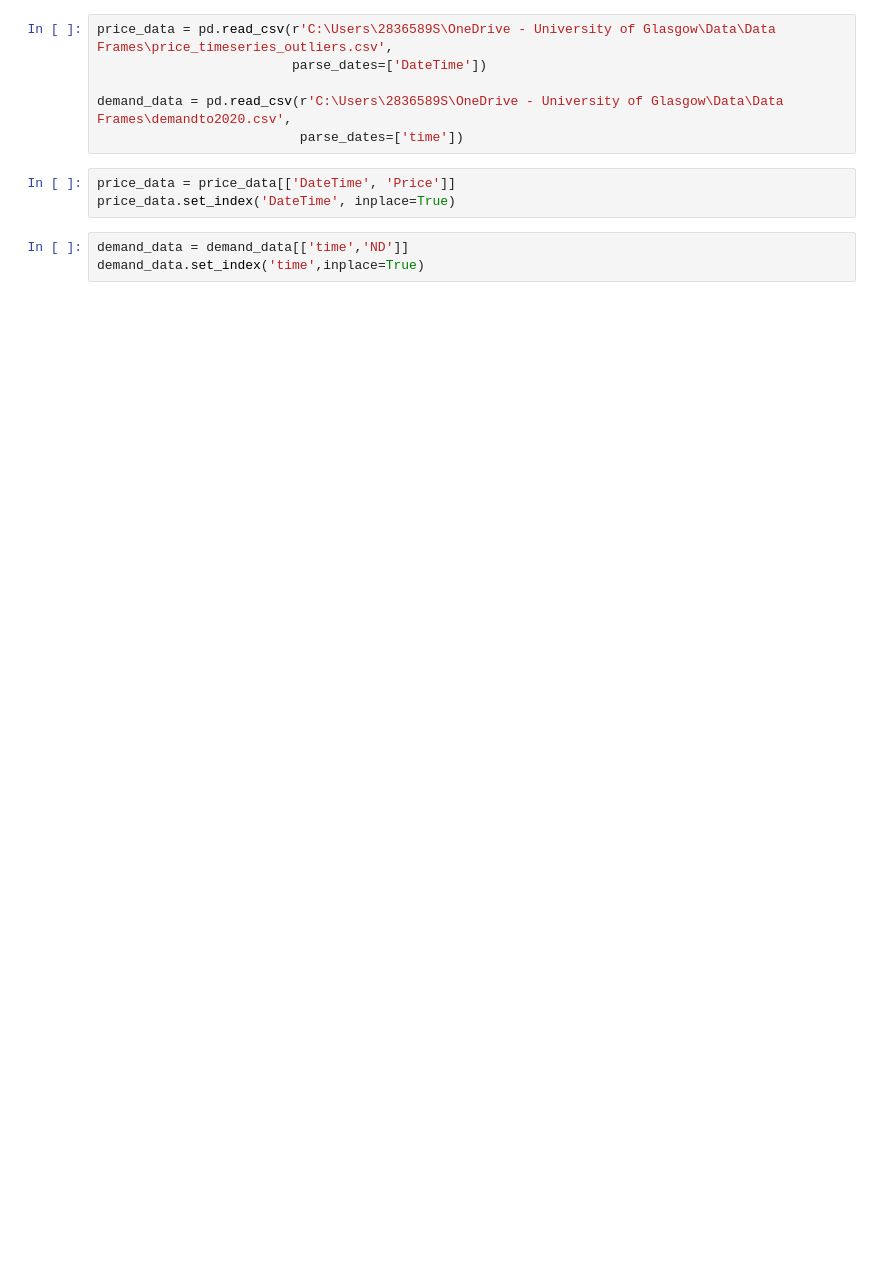
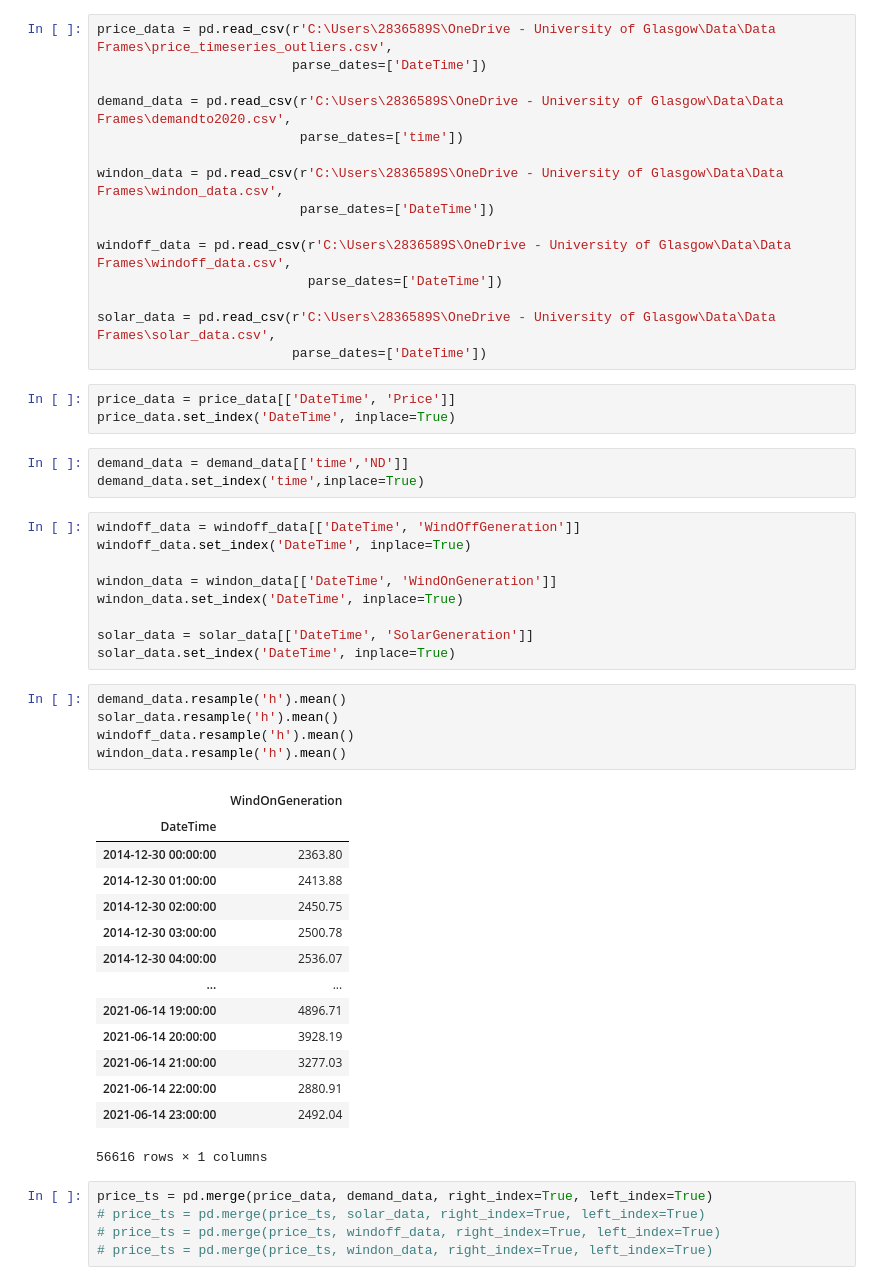
Before and after one commit to KlimisStilp/Price_Timeseries_UK_VScode, a Jupyter notebook: Price Timeseries UK/Totalload_SolarWind_Price_Timeseries.ipynb, the cells around one changed output. Cells and saved outputs as stored; diff of their text form; blank space fills up the shorter version.

```diff
--- a/Price Timeseries UK/Totalload_SolarWind_Price_Timeseries.ipynb
+++ b/Price Timeseries UK/Totalload_SolarWind_Price_Timeseries.ipynb
@@ -847,10 +847,53 @@ price_data = pd.read_csv(r'C:\Users\2836589S\OneDrive - University of Glasgow\Da
 
 demand_data = pd.read_csv(r'C:\Users\2836589S\OneDrive - University of Glasgow\Data\Data Frames\demandto2020.csv',
                           parse_dates=['time'])
+
+windon_data = pd.read_csv(r'C:\Users\2836589S\OneDrive - University of Glasgow\Data\Data Frames\windon_data.csv',
+                          parse_dates=['DateTime'])
+
+windoff_data = pd.read_csv(r'C:\Users\2836589S\OneDrive - University of Glasgow\Data\Data Frames\windoff_data.csv',
+                           parse_dates=['DateTime'])
+
+solar_data = pd.read_csv(r'C:\Users\2836589S\OneDrive - University of Glasgow\Data\Data Frames\solar_data.csv',
+                         parse_dates=['DateTime'])
 # %%
 price_data = price_data[['DateTime', 'Price']]
 price_data.set_index('DateTime', inplace=True)
 # %%
 demand_data = demand_data[['time','ND']]
 demand_data.set_index('time',inplace=True)
+# %%
+windoff_data = windoff_data[['DateTime', 'WindOffGeneration']]
+windoff_data.set_index('DateTime', inplace=True)
+
+windon_data = windon_data[['DateTime', 'WindOnGeneration']]
+windon_data.set_index('DateTime', inplace=True)
+
+solar_data = solar_data[['DateTime', 'SolarGeneration']]
+solar_data.set_index('DateTime', inplace=True)
+# %%
+demand_data.resample('h').mean()
+solar_data.resample('h').mean()
+windoff_data.resample('h').mean()
+windon_data.resample('h').mean()
+# %% [output]
+|  | WindOnGeneration |
+| DateTime |  |
+| 2014-12-30 00:00:00 | 2363.80 |
+| 2014-12-30 01:00:00 | 2413.88 |
+| 2014-12-30 02:00:00 | 2450.75 |
+| 2014-12-30 03:00:00 | 2500.78 |
+| 2014-12-30 04:00:00 | 2536.07 |
+| ... | ... |
+| 2021-06-14 19:00:00 | 4896.71 |
+| 2021-06-14 20:00:00 | 3928.19 |
+| 2021-06-14 21:00:00 | 3277.03 |
+| 2021-06-14 22:00:00 | 2880.91 |
+| 2021-06-14 23:00:00 | 2492.04 |
+56616 rows × 1 columns
+# %%
+price_ts = pd.merge(price_data, demand_data, right_index=True, left_index=True)
+# price_ts = pd.merge(price_ts, solar_data, right_index=True, left_index=True)
+# price_ts = pd.merge(price_ts, windoff_data, right_index=True, left_index=True)
+# price_ts = pd.merge(price_ts, windon_data, right_index=True, left_index=True)
 # %%
```
Also changed, not shown: parts of 6 cells of this notebook.
